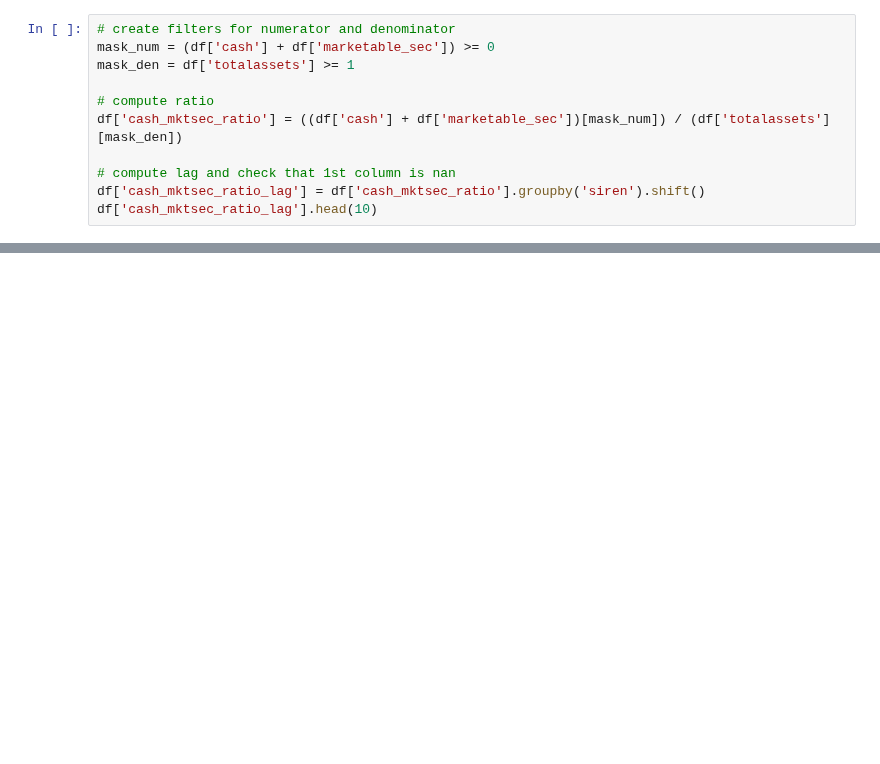
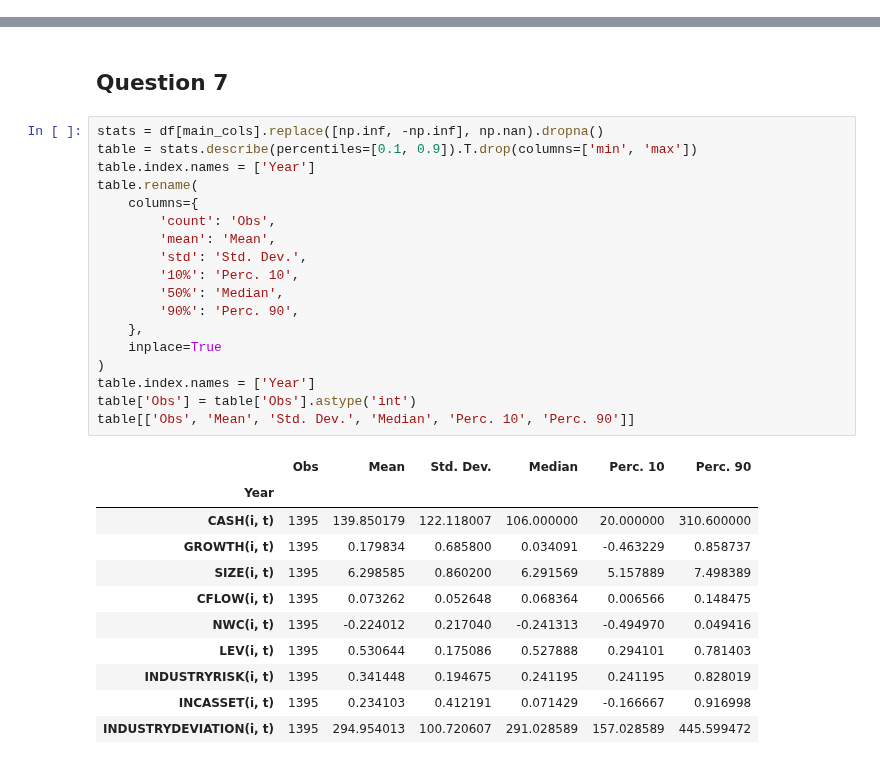
Before and after one commit to daniel-deutsch/FTD, a Jupyter notebook: Financial Econometrics II/project/main.ipynb, the cells around one changed output, grey strips where cells are left out. Saved outputs shown, nothing was run; the diff lists cells and outputs as text; blank space fills up the shorter version.

```diff
--- a/Financial Econometrics II/project/main.ipynb
+++ b/Financial Econometrics II/project/main.ipynb
@@ -69,11 +0,0 @@ except:
-# %%
-# create filters for numerator and denominator
-mask_num = (df['cash'] + df['marketable_sec']) >= 0
-mask_den = df['totalassets'] >= 1
-
-# compute ratio
-df['cash_mktsec_ratio'] = ((df['cash'] + df['marketable_sec'])[mask_num]) / (df['totalassets'][mask_den])
-
-# compute lag and check that 1st column is nan
-df['cash_mktsec_ratio_lag'] = df['cash_mktsec_ratio'].groupby('siren').shift()
-df['cash_mktsec_ratio_lag'].head(10)
@@ -409,0 +259,32 @@ between[stat_cols].corr()
+# %% [markdown]
+## Question 7
+# %%
+stats = df[main_cols].replace([np.inf, -np.inf], np.nan).dropna()
+table = stats.describe(percentiles=[0.1, 0.9]).T.drop(columns=['min', 'max'])
+table.index.names = ['Year']
+table.rename(
+    columns={
+        'count': 'Obs',
+        'mean': 'Mean',
+        'std': 'Std. Dev.',
+        '10%': 'Perc. 10',
+        '50%': 'Median',
+        '90%': 'Perc. 90',
+    },
+    inplace=True
+)
+table.index.names = ['Year']
+table['Obs'] = table['Obs'].astype('int')
+table[['Obs', 'Mean', 'Std. Dev.', 'Median', 'Perc. 10', 'Perc. 90']]
+# %% [output]
+|  | Obs | Mean | Std. Dev. | Median | Perc. 10 | Perc. 90 |
+| Year |  |  |  |  |  |  |
+| CASH(i, t) | 1395 | 139.850179 | 122.118007 | 106.000000 | 20.000000 | 310.600000 |
+| GROWTH(i, t) | 1395 | 0.179834 | 0.685800 | 0.034091 | -0.463229 | 0.858737 |
+| SIZE(i, t) | 1395 | 6.298585 | 0.860200 | 6.291569 | 5.157889 | 7.498389 |
+| CFLOW(i, t) | 1395 | 0.073262 | 0.052648 | 0.068364 | 0.006566 | 0.148475 |
+| NWC(i, t) | 1395 | -0.224012 | 0.217040 | -0.241313 | -0.494970 | 0.049416 |
+| LEV(i, t) | 1395 | 0.530644 | 0.175086 | 0.527888 | 0.294101 | 0.781403 |
+| INDUSTRYRISK(i, t) | 1395 | 0.341448 | 0.194675 | 0.241195 | 0.241195 | 0.828019 |
+| INCASSET(i, t) | 1395 | 0.234103 | 0.412191 | 0.071429 | -0.166667 | 0.916998 |
+| INDUSTRYDEVIATION(i, t) | 1395 | 294.954013 | 100.720607 | 291.028589 | 157.028589 | 445.599472 |
```
Also changed, not shown: parts of 127 cells of this notebook, 3 other files.
